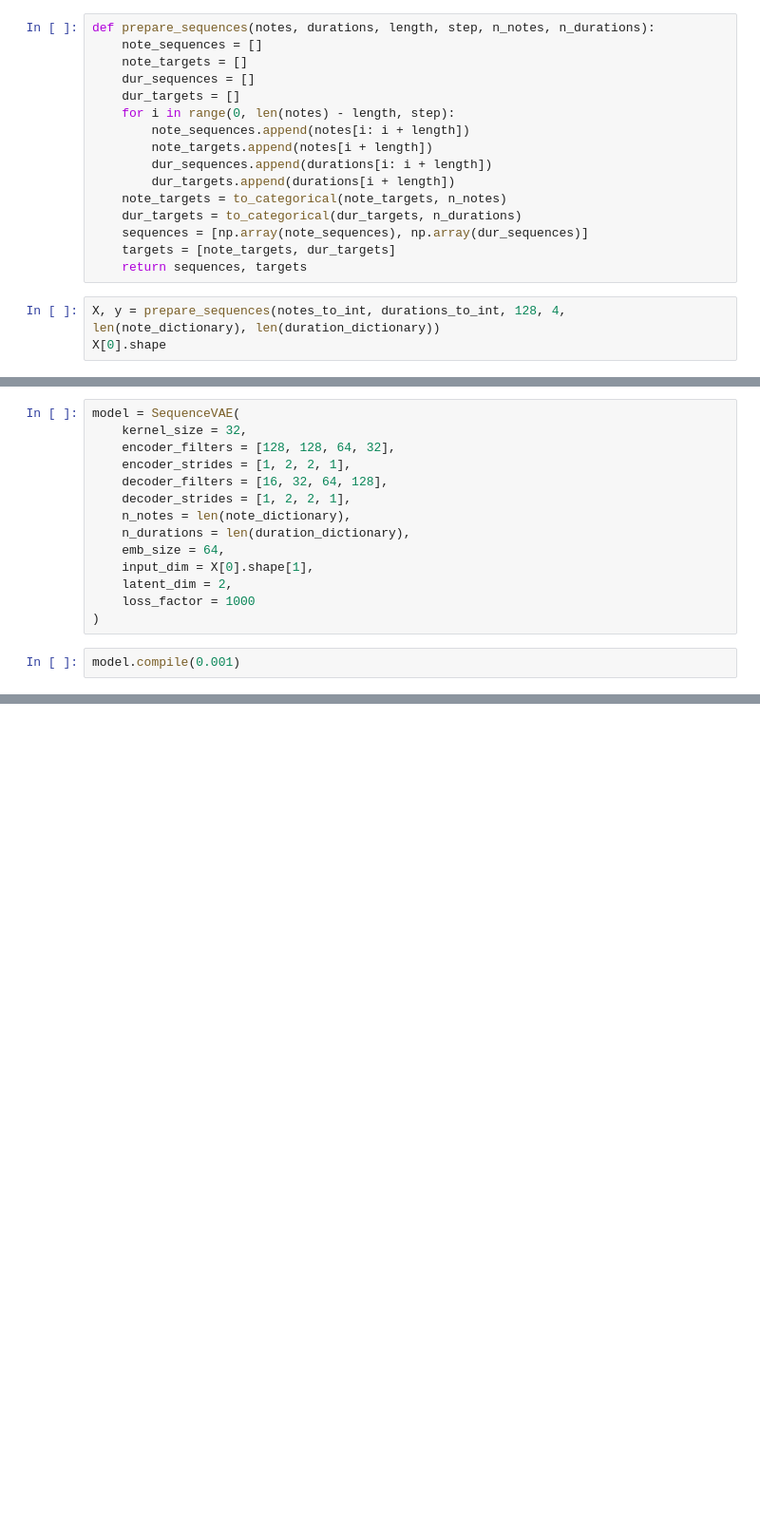
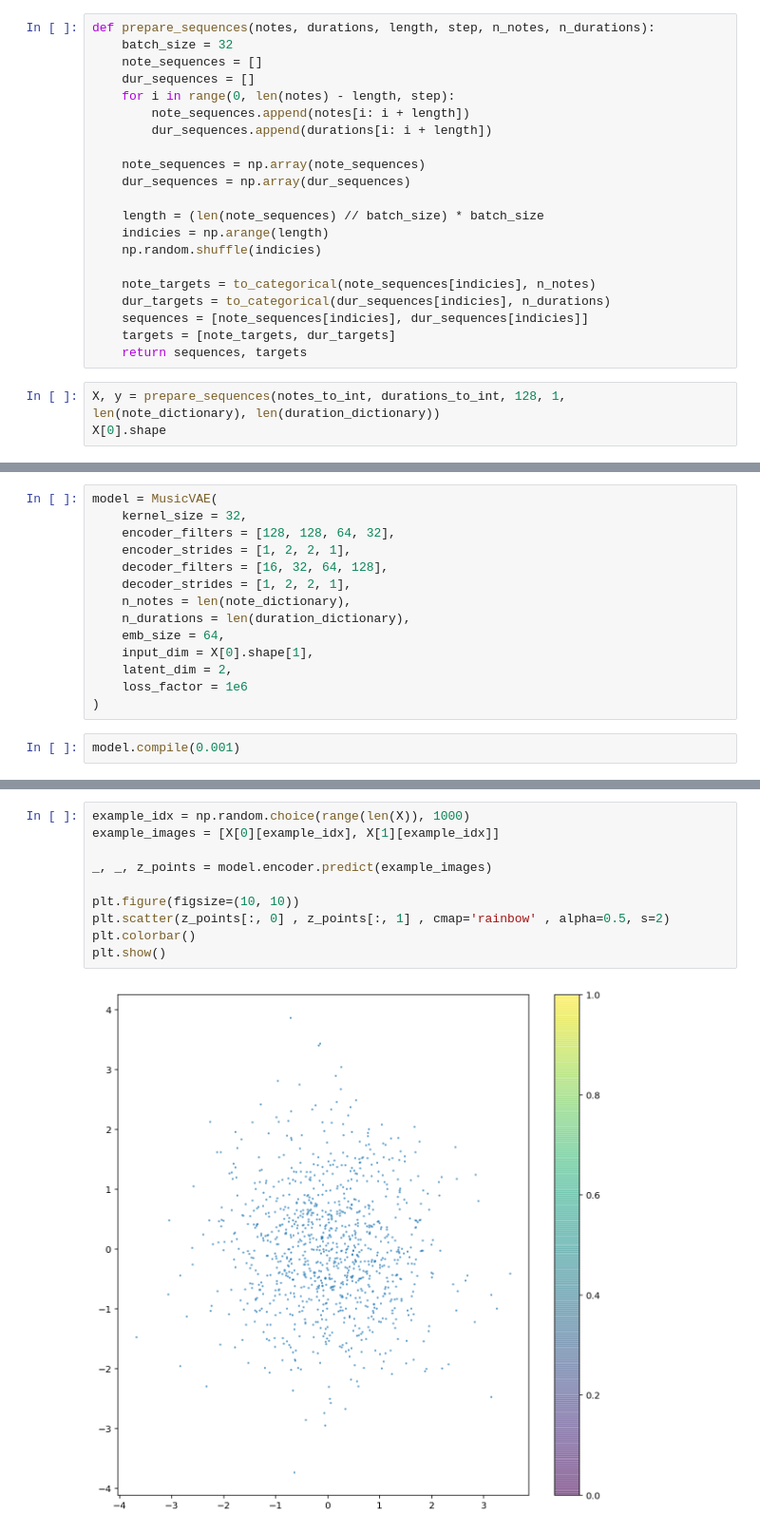
Before and after one commit to AlexBryl27/drum-generator, a Jupyter notebook: vae.ipynb, the cells around one changed output, grey strips where cells are left out. Shown at 95% size. Saved outputs shown, nothing was run; the diff lists cells and outputs as text; blank space fills up the shorter version.

```diff
--- a/vae.ipynb
+++ b/vae.ipynb
@@ -50,21 +36,26 @@ durations_to_int[:10]
 [1, 0, 0, 0, 0, 1, 0, 0, 0, 0]
 # %%
 def prepare_sequences(notes, durations, length, step, n_notes, n_durations):
+    batch_size = 32
     note_sequences = []
-    note_targets = []
     dur_sequences = []
-    dur_targets = []
     for i in range(0, len(notes) - length, step):
         note_sequences.append(notes[i: i + length])
-        note_targets.append(notes[i + length])
         dur_sequences.append(durations[i: i + length])
-        dur_targets.append(durations[i + length])
-    note_targets = to_categorical(note_targets, n_notes)
-    dur_targets = to_categorical(dur_targets, n_durations)
-    sequences = [np.array(note_sequences), np.array(dur_sequences)]
+
+    note_sequences = np.array(note_sequences)
+    dur_sequences = np.array(dur_sequences)
+
+    length = (len(note_sequences) // batch_size) * batch_size
+    indicies = np.arange(length)
+    np.random.shuffle(indicies)
+
+    note_targets = to_categorical(note_sequences[indicies], n_notes)
+    dur_targets = to_categorical(dur_sequences[indicies], n_durations)
+    sequences = [note_sequences[indicies], dur_sequences[indicies]]
     targets = [note_targets, dur_targets]
     return sequences, targets
 # %%
-X, y = prepare_sequences(notes_to_int, durations_to_int, 128, 4, len(note_dictionary), len(duration_dictionary))
+X, y = prepare_sequences(notes_to_int, durations_to_int, 128, 1, len(note_dictionary), len(duration_dictionary))
 X[0].shape
 # %% [output]
@@ -184,5 +67,5 @@ class SequenceVAE:
 # %%
-model = SequenceVAE(
+model = MusicVAE(
     kernel_size = 32,
     encoder_filters = [128, 128, 64, 32],
     encoder_strides = [1, 2, 2, 1],
@@ -193,7 +76,7 @@ model = SequenceVAE(
     emb_size = 64,
     input_dim = X[0].shape[1],
     latent_dim = 2,
-    loss_factor = 1000
+    loss_factor = 1e6
 )
 # %%
 model.compile(0.001)
@@ -212,0 +109,12 @@ TypeError: in user code:
+# %%
+example_idx = np.random.choice(range(len(X)), 1000)
+example_images = [X[0][example_idx], X[1][example_idx]]
+
+_, _, z_points = model.encoder.predict(example_images)
+
+plt.figure(figsize=(10, 10))
+plt.scatter(z_points[:, 0] , z_points[:, 1] , cmap='rainbow' , alpha=0.5, s=2)
+plt.colorbar()
+plt.show()
+# %% [output]
+[figure, added]
```
Also changed, not shown: parts of 13 cells of this notebook, 8 other files.
